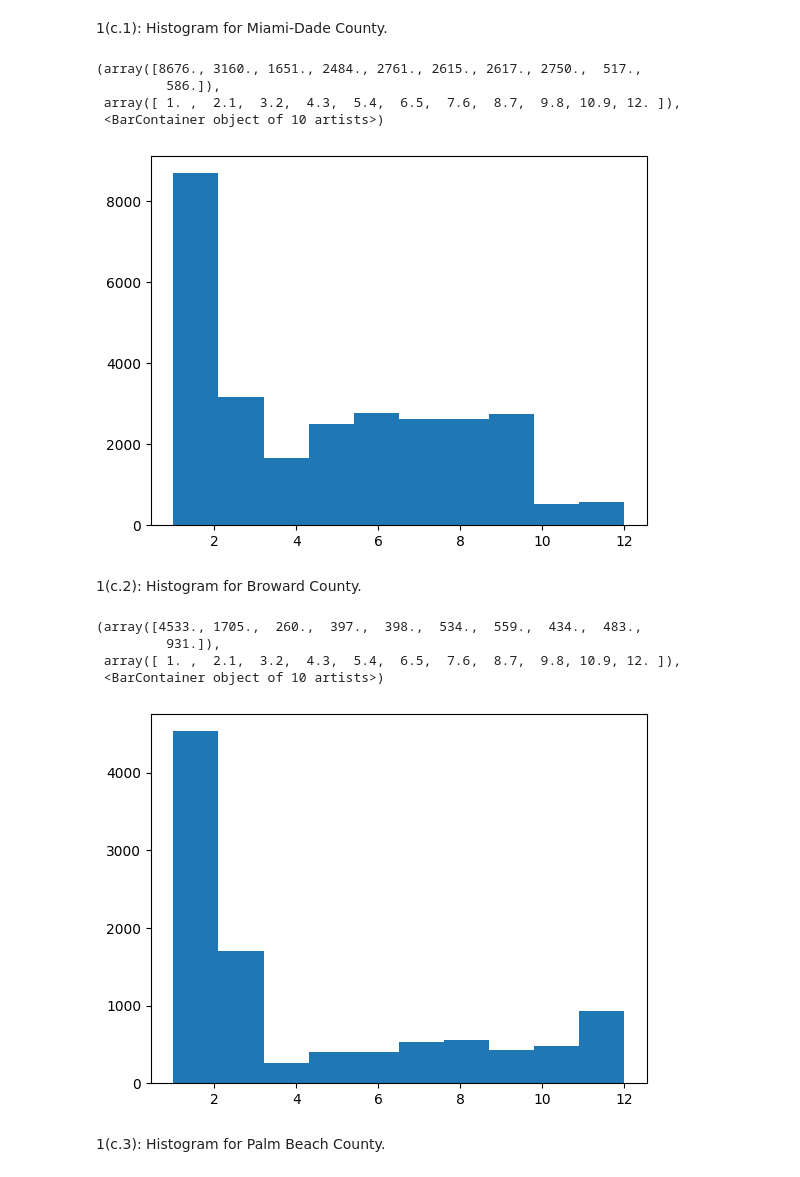
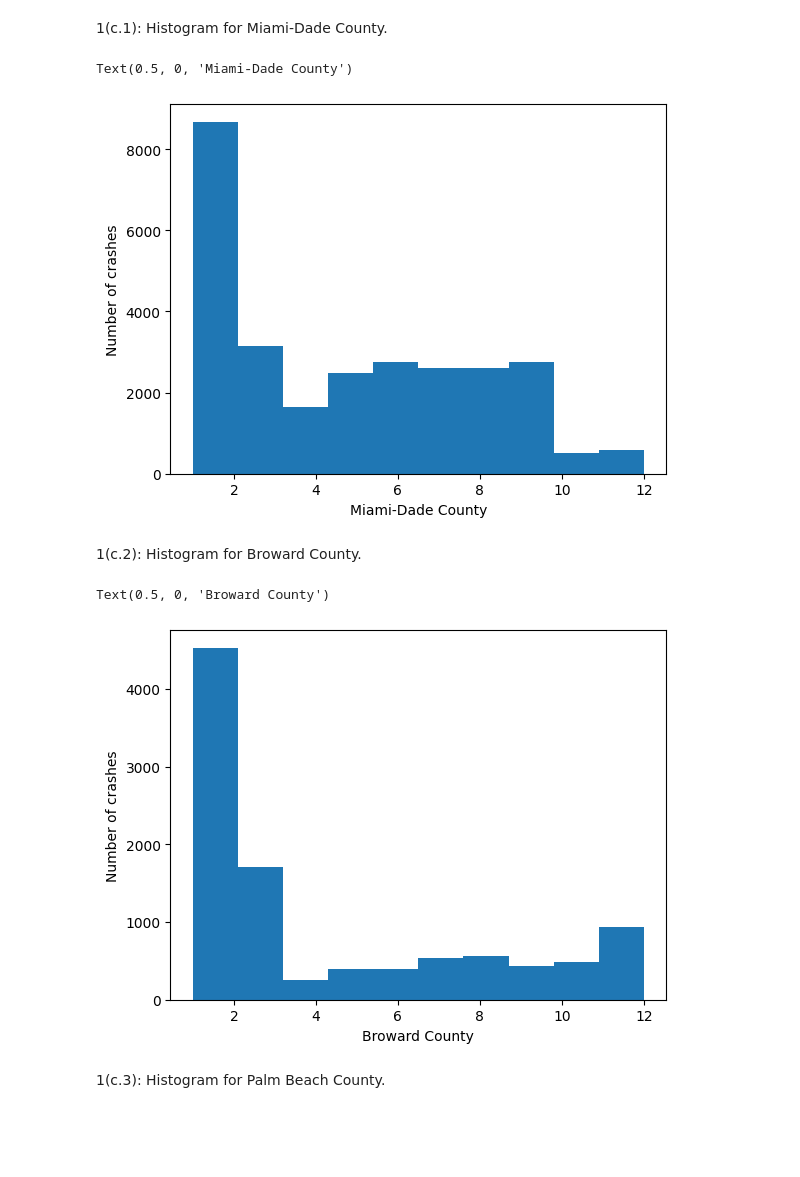
Before and after one commit to K-Kalae/CS50P, a Jupyter notebook: HW_1_Sample_Statistics_&_Data_Visualization.ipynb, the cells around one changed output. Drawn from its saved outputs; the diff is of its cells as text; code cells hidden in the pictures; blank space fills up the shorter version.

```diff
--- a/HW_1_Sample_Statistics_&_Data_Visualization.ipynb
+++ b/HW_1_Sample_Statistics_&_Data_Visualization.ipynb
@@ -173,23 +173,21 @@ Standard Deviation: 2117.4722691468855
 # %%
 df_mdc = df1[df1['COUNTY_TXT']== "MIAMI-DADE"]
 plt.hist(df_mdc["month"])
+plt.ylabel("Number of crashes")
+plt.xlabel("Miami-Dade County")
 # %% [output]
-(array([8676., 3160., 1651., 2484., 2761., 2615., 2617., 2750.,  517.,
-         586.]),
- array([ 1. ,  2.1,  3.2,  4.3,  5.4,  6.5,  7.6,  8.7,  9.8, 10.9, 12. ]),
- <BarContainer object of 10 artists>)
+Text(0.5, 0, 'Miami-Dade County')
-[figure, old version]
+[figure, new version]
 # %% [markdown]
 1(c.2): Histogram for Broward County.
 # %%
 df_mb = df1[df1['COUNTY_TXT']== "BROWARD"]
 plt.hist(df_mb["month"])
+plt.ylabel("Number of crashes")
+plt.xlabel("Broward County")
 # %% [output]
-(array([4533., 1705.,  260.,  397.,  398.,  534.,  559.,  434.,  483.,
-         931.]),
- array([ 1. ,  2.1,  3.2,  4.3,  5.4,  6.5,  7.6,  8.7,  9.8, 10.9, 12. ]),
- <BarContainer object of 10 artists>)
+Text(0.5, 0, 'Broward County')
-[figure, old version]
+[figure, new version]
 # %% [markdown]
 1(c.3): Histogram for Palm Beach County.
 # %%
```
Also changed, not shown: parts of 7 cells of this notebook.
